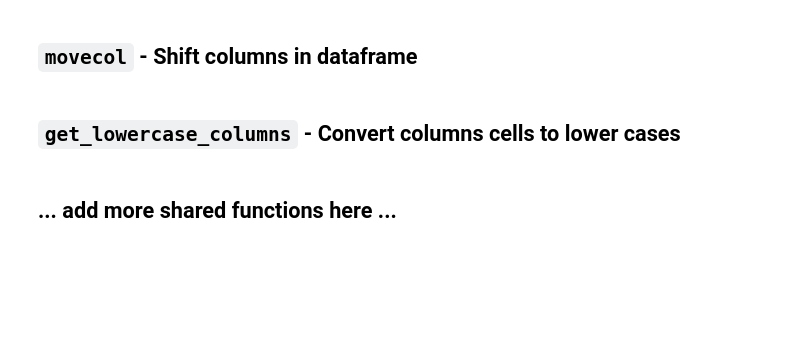
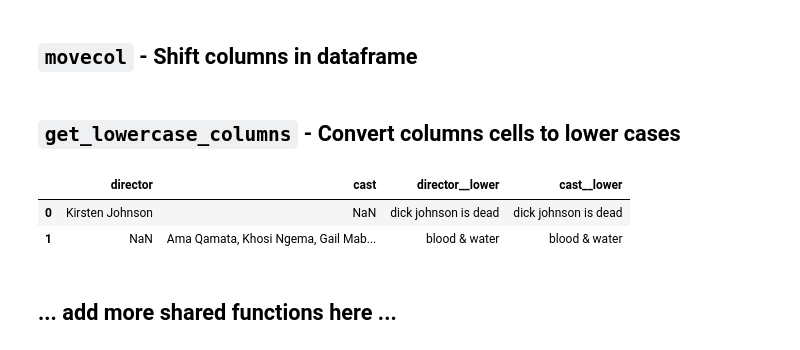
Before and after one commit to aooi5469/team1_dwp_assignment, a Jupyter notebook: Final_Data_Wrangling_Assignment.ipynb, the cells around one changed output. Cells and saved outputs as stored; diff of their text form; code cells hidden in the pictures; blank space fills up the shorter version.

```diff
--- a/Final_Data_Wrangling_Assignment.ipynb
+++ b/Final_Data_Wrangling_Assignment.ipynb
@@ -190,13 +194,18 @@ def get_lowercase_columns(df, columns: list, output_column_suffix="_"):
             lambda x: " ".join(x.split()).lower())
     return output_column
 # %%
+# question: @vin to @gus: to remove this cell for test above command function
 # example:
 
-df = pd.read_csv("netflix_titles.csv")
-# display(df.head(2))
-input_col = ["director", "cast"]
-converted_col = get_lowercase_columns(df, columns=input_col, output_column_suffix="_lower")
-display(df[input_col+converted_col].head(2))
+# df = pd.read_csv("netflix_titles.csv")
+# # display(df.head(2))
+# input_col = ["director", "cast"]
+# converted_col = get_lowercase_columns(df, columns=input_col, output_column_suffix="_lower")
+# display(df[input_col+converted_col].head(2))
+# %% [output]
+|  | director | cast | director__lower | cast__lower |
+| 0 | Kirsten Johnson | NaN | dick johnson is dead | dick johnson is dead |
+| 1 | NaN | Ama Qamata, Khosi Ngema, Gail Mab... | blood & water | blood & water |
 # %% [markdown]
 ## ... add more shared functions here ...
 # %% [markdown]
```
Also changed, not shown: parts of 22 cells of this notebook.
